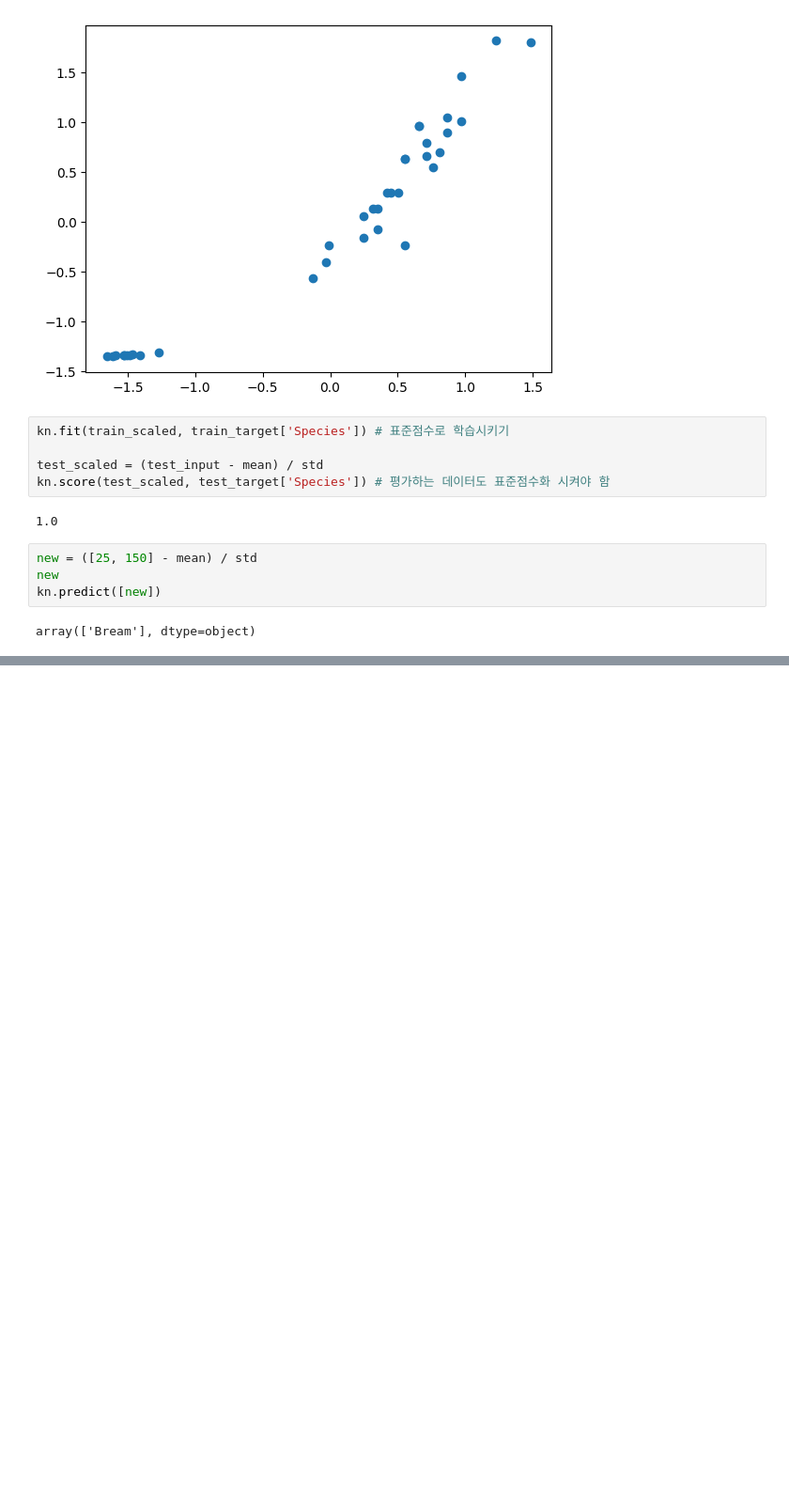
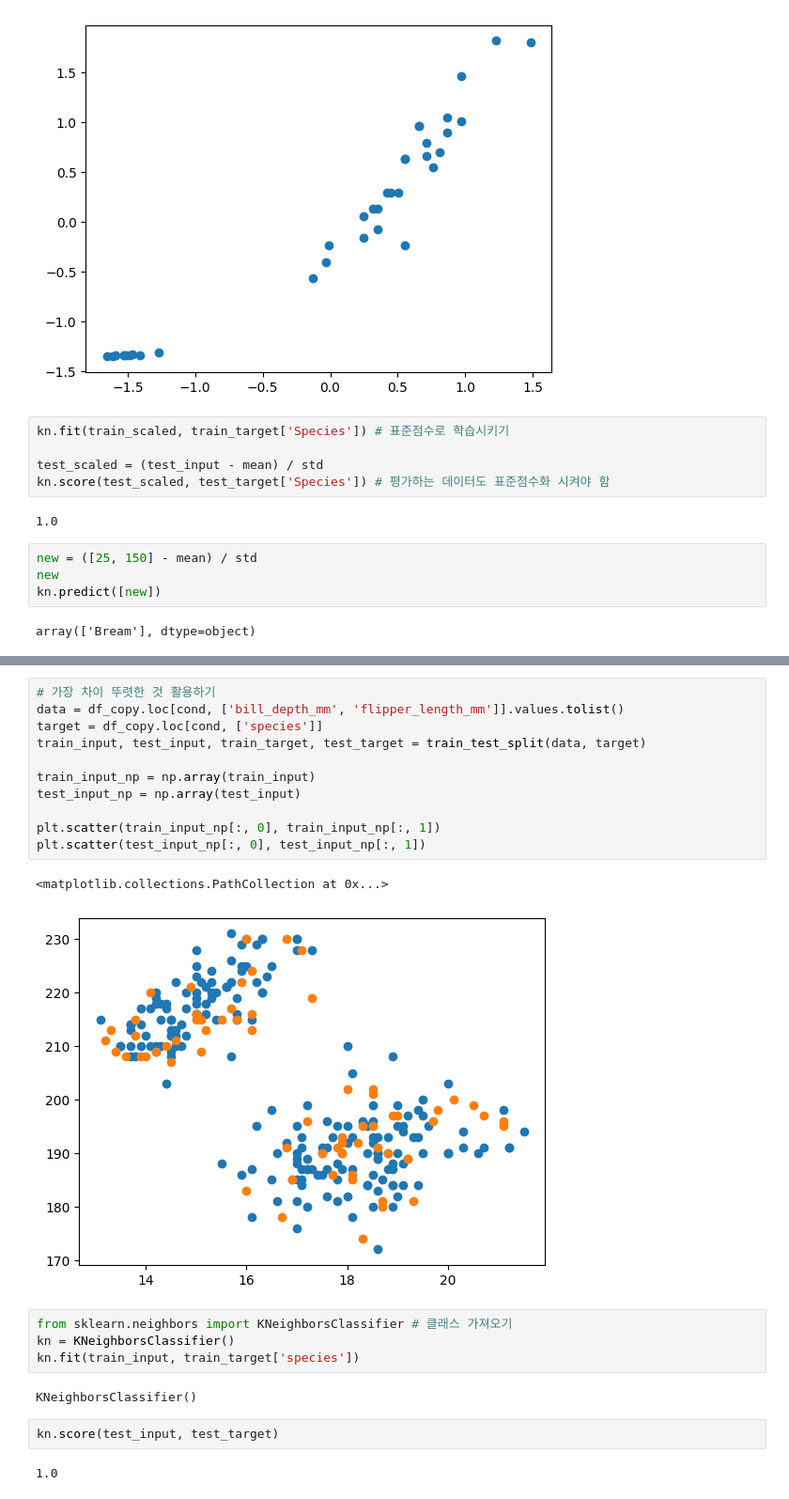
Before and after one commit to alslsol/ml, a Jupyter notebook: 2-2.ipynb, the cells around one changed output, grey strips where cells are left out. Shown at 94% size. Cells and saved outputs as stored; diff of their text form; blank space fills up the shorter version.

```diff
--- a/2-2.ipynb
+++ b/2-2.ipynb
@@ -108,0 +210,24 @@ array(['Bream'], dtype=object)
+# %%
+# 가장 차이 뚜렷한 것 활용하기
+data = df_copy.loc[cond, ['bill_depth_mm', 'flipper_length_mm']].values.tolist()
+target = df_copy.loc[cond, ['species']]
+train_input, test_input, train_target, test_target = train_test_split(data, target)
+
+train_input_np = np.array(train_input)
+test_input_np = np.array(test_input)
+
+plt.scatter(train_input_np[:, 0], train_input_np[:, 1])
+plt.scatter(test_input_np[:, 0], test_input_np[:, 1])
+# %% [output]
+<matplotlib.collections.PathCollection at 0x...>
+[figure, added]
+# %%
+from sklearn.neighbors import KNeighborsClassifier # 클래스 가져오기
+kn = KNeighborsClassifier()
+kn.fit(train_input, train_target['species'])
+# %% [output]
+KNeighborsClassifier()
+# %%
+kn.score(test_input, test_target)
+# %% [output]
+1.0
```
Also changed, not shown: parts of 8 cells of this notebook.
